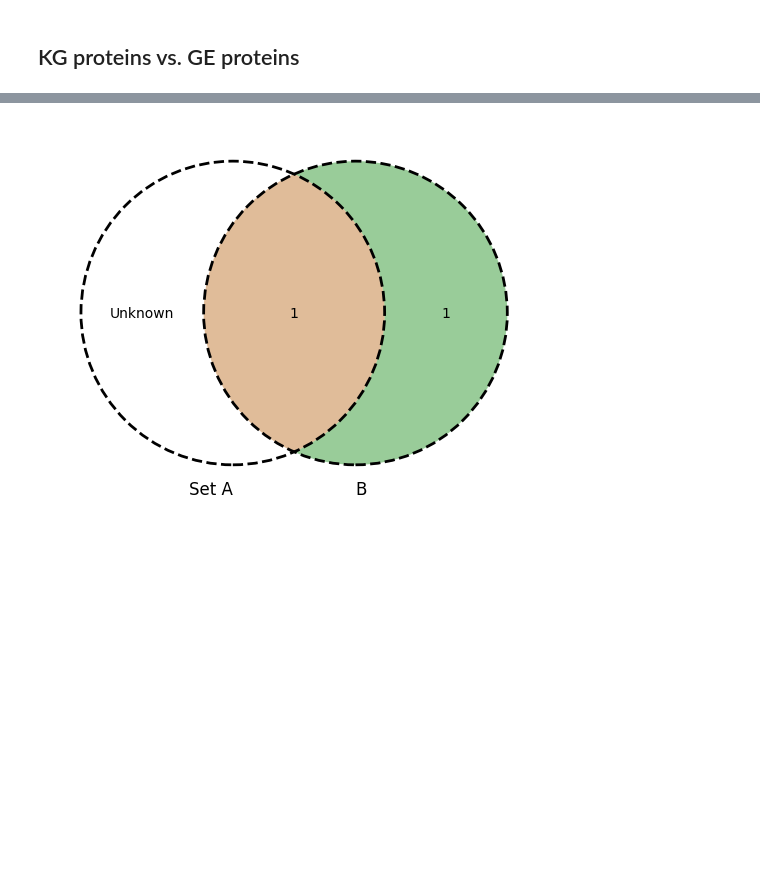
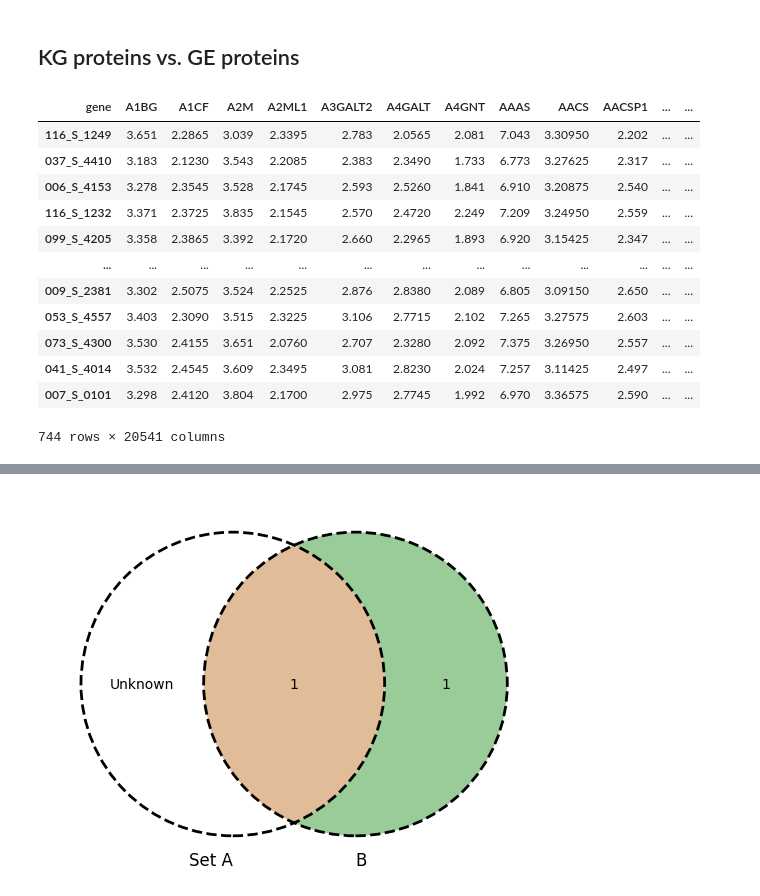
Before and after one commit to Xiaoxuan-Yu-ty/HybridKG, a Jupyter notebook: CLEP_PPIKG_neo4j/ppikg.ipynb, the cells around one changed output, grey strips where cells are left out. Saved outputs shown, nothing was run; the diff lists cells and outputs as text; code cells hidden in the pictures; blank space fills up the shorter version.

```diff
--- a/CLEP_PPIKG_neo4j/ppikg.ipynb
+++ b/CLEP_PPIKG_neo4j/ppikg.ipynb
@@ -165 +176,17 @@ adni_exp = pd.read_csv("../AD/data/ADNI/cleaned_gene_expression_data.csv", index
 ge_df = adni_exp.T
+# %%
+ge_df
+# %% [output]
+| gene | A1BG | A1CF | A2M | A2ML1 | A3GALT2 | A4GALT | A4GNT | AAAS | AACS | AACSP1 | ... | ... |
+| 116_S_1249 | 3.651 | 2.2865 | 3.039 | 2.3395 | 2.783 | 2.0565 | 2.081 | 7.043 | 3.30950 | 2.202 | ... | ... |
+| 037_S_4410 | 3.183 | 2.1230 | 3.543 | 2.2085 | 2.383 | 2.3490 | 1.733 | 6.773 | 3.27625 | 2.317 | ... | ... |
+| 006_S_4153 | 3.278 | 2.3545 | 3.528 | 2.1745 | 2.593 | 2.5260 | 1.841 | 6.910 | 3.20875 | 2.540 | ... | ... |
+| 116_S_1232 | 3.371 | 2.3725 | 3.835 | 2.1545 | 2.570 | 2.4720 | 2.249 | 7.209 | 3.24950 | 2.559 | ... | ... |
+| 099_S_4205 | 3.358 | 2.3865 | 3.392 | 2.1720 | 2.660 | 2.2965 | 1.893 | 6.920 | 3.15425 | 2.347 | ... | ... |
+| ... | ... | ... | ... | ... | ... | ... | ... | ... | ... | ... | ... | ... |
+| 009_S_2381 | 3.302 | 2.5075 | 3.524 | 2.2525 | 2.876 | 2.8380 | 2.089 | 6.805 | 3.09150 | 2.650 | ... | ... |
+| 053_S_4557 | 3.403 | 2.3090 | 3.515 | 2.3225 | 3.106 | 2.7715 | 2.102 | 7.265 | 3.27575 | 2.603 | ... | ... |
+| 073_S_4300 | 3.530 | 2.4155 | 3.651 | 2.0760 | 2.707 | 2.3280 | 2.092 | 7.375 | 3.26950 | 2.557 | ... | ... |
+| 041_S_4014 | 3.532 | 2.4545 | 3.609 | 2.3495 | 3.081 | 2.8230 | 2.024 | 7.257 | 3.11425 | 2.497 | ... | ... |
+| 007_S_0101 | 3.298 | 2.4120 | 3.804 | 2.1700 | 2.975 | 2.7745 | 1.992 | 6.970 | 3.36575 | 2.590 | ... | ... |
+744 rows × 20541 columns
```
Also changed, not shown: parts of 17 cells of this notebook, 8 other files.
